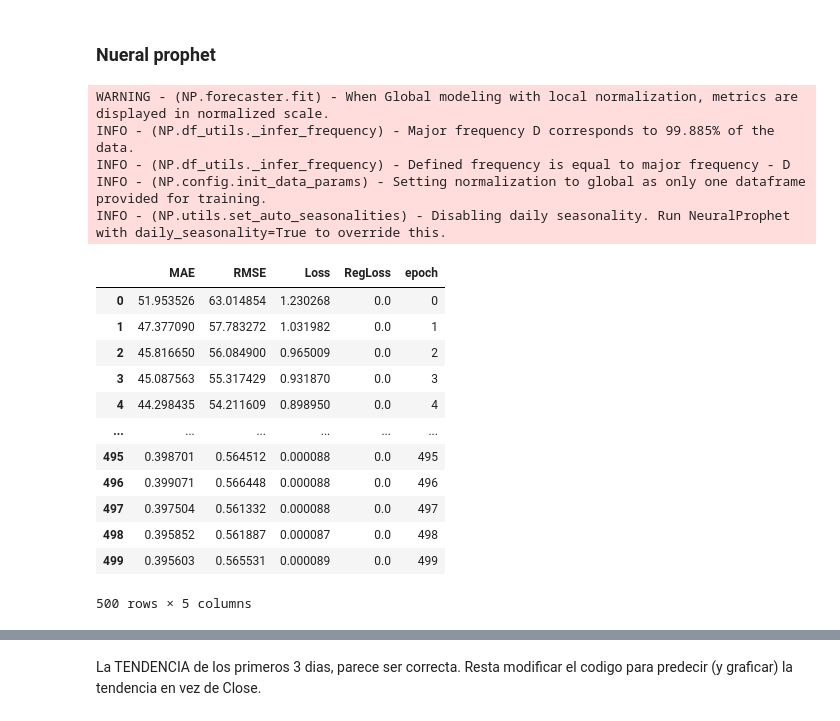
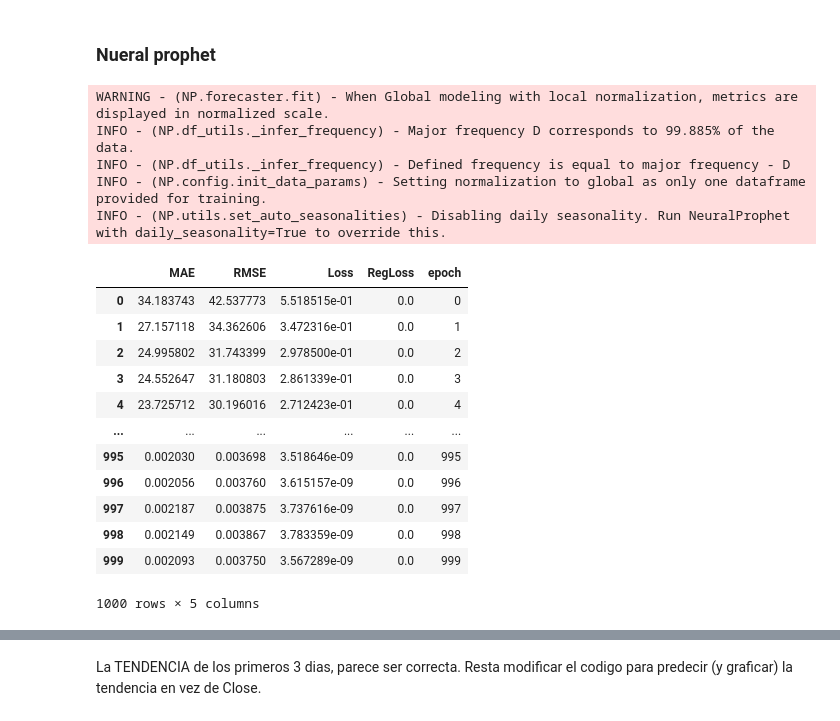
Before and after one commit to marianoMarchetta1/Tesis-2024, a Jupyter notebook: models/model.ipynb, the cells around one changed output, grey strips where cells are left out. Saved outputs shown, nothing was run; the diff lists cells and outputs as text; code cells hidden in the pictures.

```diff
--- a/models/model.ipynb
+++ b/models/model.ipynb
@@ -430,7 +430,8 @@ prophett_dataset = pd.read_csv('/Users/mmarchetta/Desktop/Tesis-2024/data-visual
 prophett_dataset.drop(['Sentimiento', 'Sentimiento_coin', 'Sentimiento_referentes'], axis=1, inplace=True)
 prophett_dataset.fillna(0, inplace=True)
 
-columnas = ["Open", "High", "Low", "Volume", "Quote asset volume",
+columnas = [
+    "Open", "High", "Low", "Volume", "Quote asset volume",
             "Number of trades", "Open_BTCUSDT", "High_BTCUSDT", "Low_BTCUSDT",
             "Close_BTCUSDT", "Volume_BTCUSDT",
             "Number_of_trades_BTCUSDT", "Open_ETHUSDT", "High_ETHUSDT", "Low_ETHUSDT",
@@ -445,47 +446,47 @@ columnas = ["Open", "High", "Low", "Volume", "Quote asset volume",
             "Cantidad_neu", "Compound total", "Cantidad_pos_coin", "Cantidad_neg_coin",
             "Cantidad_neu_coin", "Compound total coin", "Cantidad_neu_referentes",
             "Compound total referentes", "Tweets_Utilizados_whale_alert",
             "Buy_1000x_high", "sell_1000x_high", "total_trades_binance",
             #  "Cantidad_pos",
             #  "Cantidad_pos_referentes",
             # "Cantidad_neg_referentes"
             ]
 
 # Convierto los valores flotantes a un maximo de 2 decimales
 prophett_dataset = prophett_dataset.round(2)
 
 # encoder = LabelEncoder()
 prophett_dataset["y"] = prophett_dataset["Close"]#encoder.fit_transform(prophett_dataset["Tendencia"])
 prophett_dataset["ds"] = pd.to_datetime(prophett_dataset["Open_time"])
 
 prophett_dataset.drop(columns=["Tendencia", "Open_time"], axis=1, inplace=True)
 
 # Con lagged_reg_layers=[57, 500, 250, 125] overfittea fuertemnete los datos de train, pero herra demasiado en validation
-model = NeuralProphet(n_forecasts=7, learning_rate=0.001, epochs=500, batch_size=32, lagged_reg_layers=[40, 100, 100, 20], loss_func="MSE", normalize="minmax")
+model = NeuralProphet(n_forecasts=7, learning_rate=0.001, epochs=1000, batch_size=64, lagged_reg_layers=[57, 500, 250, 125], loss_func="MSE", normalize="minmax")
 
 for columna in columnas:
-    model.add_lagged_regressor(columna, n_lags=40, regularization=0.1)
+    model.add_lagged_regressor(columna, n_lags=10, regularization=0.1)
 
 model.fit(prophett_dataset[["y", "ds"] + columnas], freq="D") #early_stopping=True <- se lo saco porque me corta el entrenamiento muy rapido
 # %% [output]
 WARNING - (NP.forecaster.fit) - When Global modeling with local normalization, metrics are displayed in normalized scale.
 INFO - (NP.df_utils._infer_frequency) - Major frequency D corresponds to 99.885% of the data.
 INFO - (NP.df_utils._infer_frequency) - Defined frequency is equal to major frequency - D
 INFO - (NP.config.init_data_params) - Setting normalization to global as only one dataframe provided for training.
 INFO - (NP.utils.set_auto_seasonalities) - Disabling daily seasonality. Run NeuralProphet with daily_seasonality=True to override this.
 |  | MAE | RMSE | Loss | RegLoss | epoch |
-| 0 | 51.953526 | 63.014854 | 1.230268 | 0.0 | 0 |
-| 1 | 47.377090 | 57.783272 | 1.031982 | 0.0 | 1 |
-| 2 | 45.816650 | 56.084900 | 0.965009 | 0.0 | 2 |
-| 3 | 45.087563 | 55.317429 | 0.931870 | 0.0 | 3 |
-| 4 | 44.298435 | 54.211609 | 0.898950 | 0.0 | 4 |
+| 0 | 34.183743 | 42.537773 | 5.518515e-01 | 0.0 | 0 |
+| 1 | 27.157118 | 34.362606 | 3.472316e-01 | 0.0 | 1 |
+| 2 | 24.995802 | 31.743399 | 2.978500e-01 | 0.0 | 2 |
+| 3 | 24.552647 | 31.180803 | 2.861339e-01 | 0.0 | 3 |
+| 4 | 23.725712 | 30.196016 | 2.712423e-01 | 0.0 | 4 |
 | ... | ... | ... | ... | ... | ... |
-| 495 | 0.398701 | 0.564512 | 0.000088 | 0.0 | 495 |
-| 496 | 0.399071 | 0.566448 | 0.000088 | 0.0 | 496 |
-| 497 | 0.397504 | 0.561332 | 0.000088 | 0.0 | 497 |
-| 498 | 0.395852 | 0.561887 | 0.000087 | 0.0 | 498 |
-| 499 | 0.395603 | 0.565531 | 0.000089 | 0.0 | 499 |
+| 995 | 0.002030 | 0.003698 | 3.518646e-09 | 0.0 | 995 |
+| 996 | 0.002056 | 0.003760 | 3.615157e-09 | 0.0 | 996 |
+| 997 | 0.002187 | 0.003875 | 3.737616e-09 | 0.0 | 997 |
+| 998 | 0.002149 | 0.003867 | 3.783359e-09 | 0.0 | 998 |
+| 999 | 0.002093 | 0.003750 | 3.567289e-09 | 0.0 | 999 |
-500 rows × 5 columns
+1000 rows × 5 columns
 # %%
 future = model.make_future_dataframe(prophett_dataset[["y", "ds"] + columnas], periods=7, n_historic_predictions=True)
 # display(future)
```
Also changed, not shown: parts of 4 cells of this notebook.
